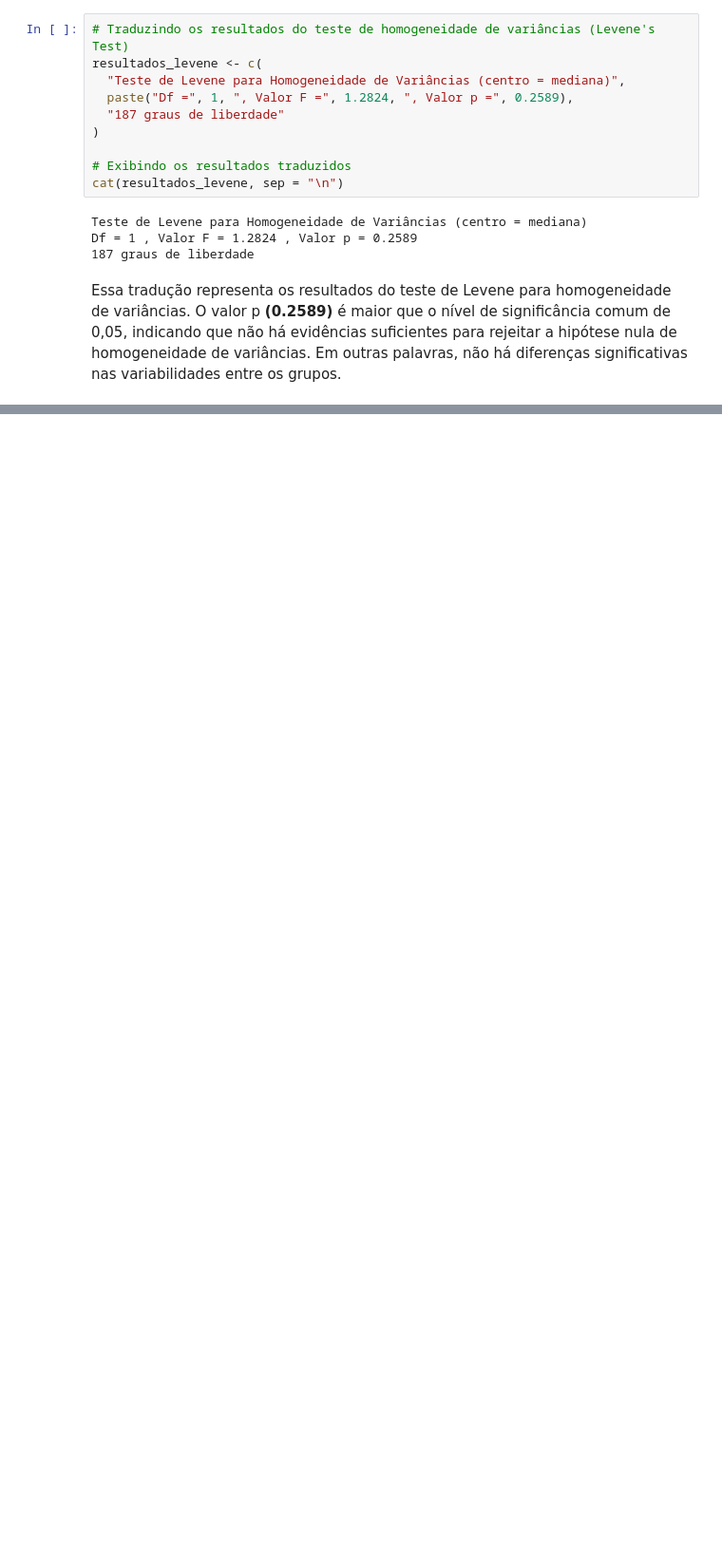
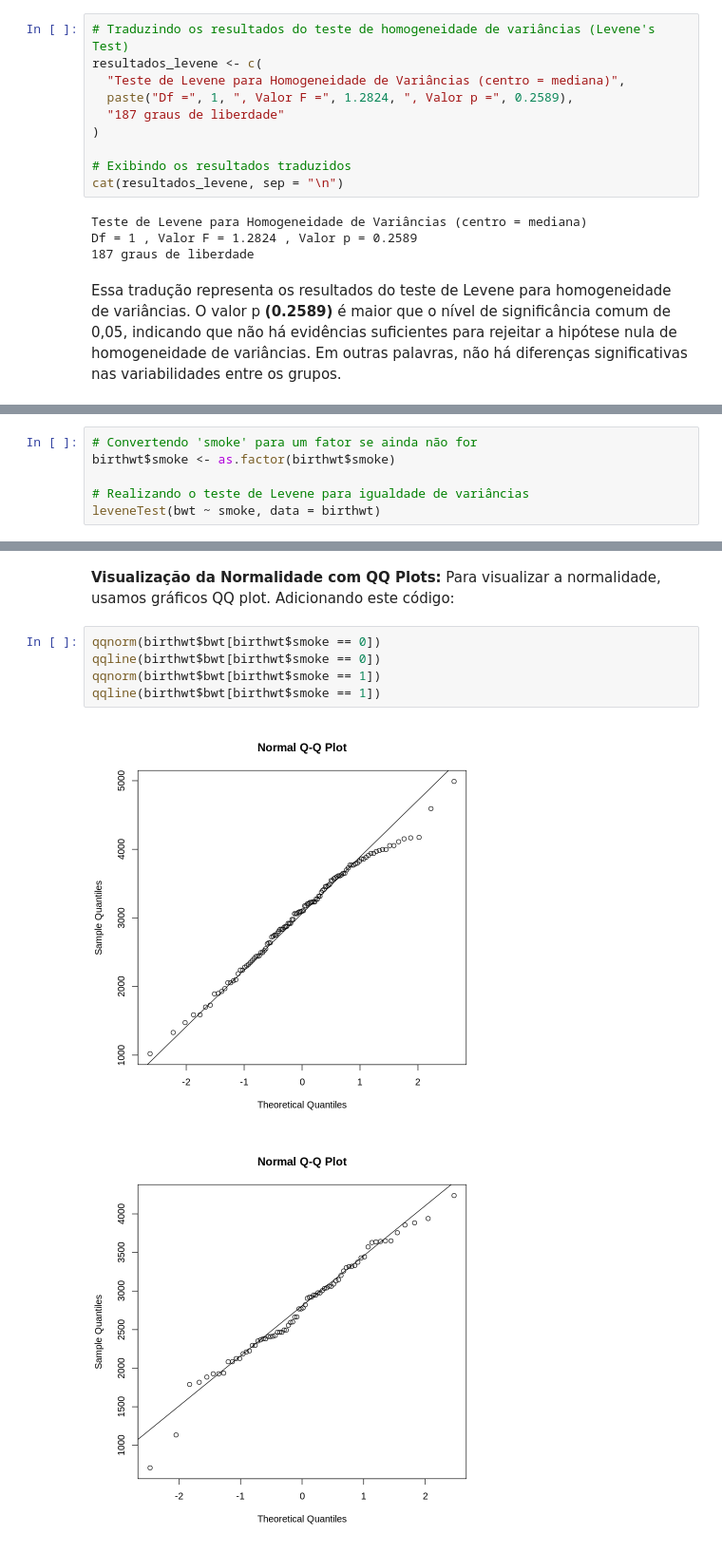
Before and after one commit to thallescotta/R_comander, a Jupyter notebook: Atividade_2_Estatística_Aplicada_à_Projetos_de_Pesquisa.ipynb, the cells around one changed output, grey strips where cells are left out. Shown at 95% size. Drawn from its saved outputs; the diff is of its cells as text; blank space fills up the shorter version.

```diff
--- a/Atividade_2_Estatística_Aplicada_à_Projetos_de_Pesquisa.ipynb
+++ b/Atividade_2_Estatística_Aplicada_à_Projetos_de_Pesquisa.ipynb
@@ -308,0 +324,6 @@ Essa tradução representa os resultados do teste de Levene para homogeneidade d
+# %%
+# Convertendo 'smoke' para um fator se ainda não for
+birthwt$smoke <- as.factor(birthwt$smoke)
+
+# Realizando o teste de Levene para igualdade de variâncias
+leveneTest(bwt ~ smoke, data = birthwt)
@@ -308,0 +354,11 @@ Essa tradução representa os resultados do teste de Levene para homogeneidade d
+# %% [markdown]
+**Visualização da Normalidade com QQ Plots:**
+Para visualizar a normalidade, usamos gráficos QQ plot. Adicionando este código:
+# %%
+qqnorm(birthwt$bwt[birthwt$smoke == 0])
+qqline(birthwt$bwt[birthwt$smoke == 0])
+qqnorm(birthwt$bwt[birthwt$smoke == 1])
+qqline(birthwt$bwt[birthwt$smoke == 1])
+# %% [output]
+[figure, added]
+[figure, added]
```
Also changed, not shown: parts of 12 cells of this notebook.
